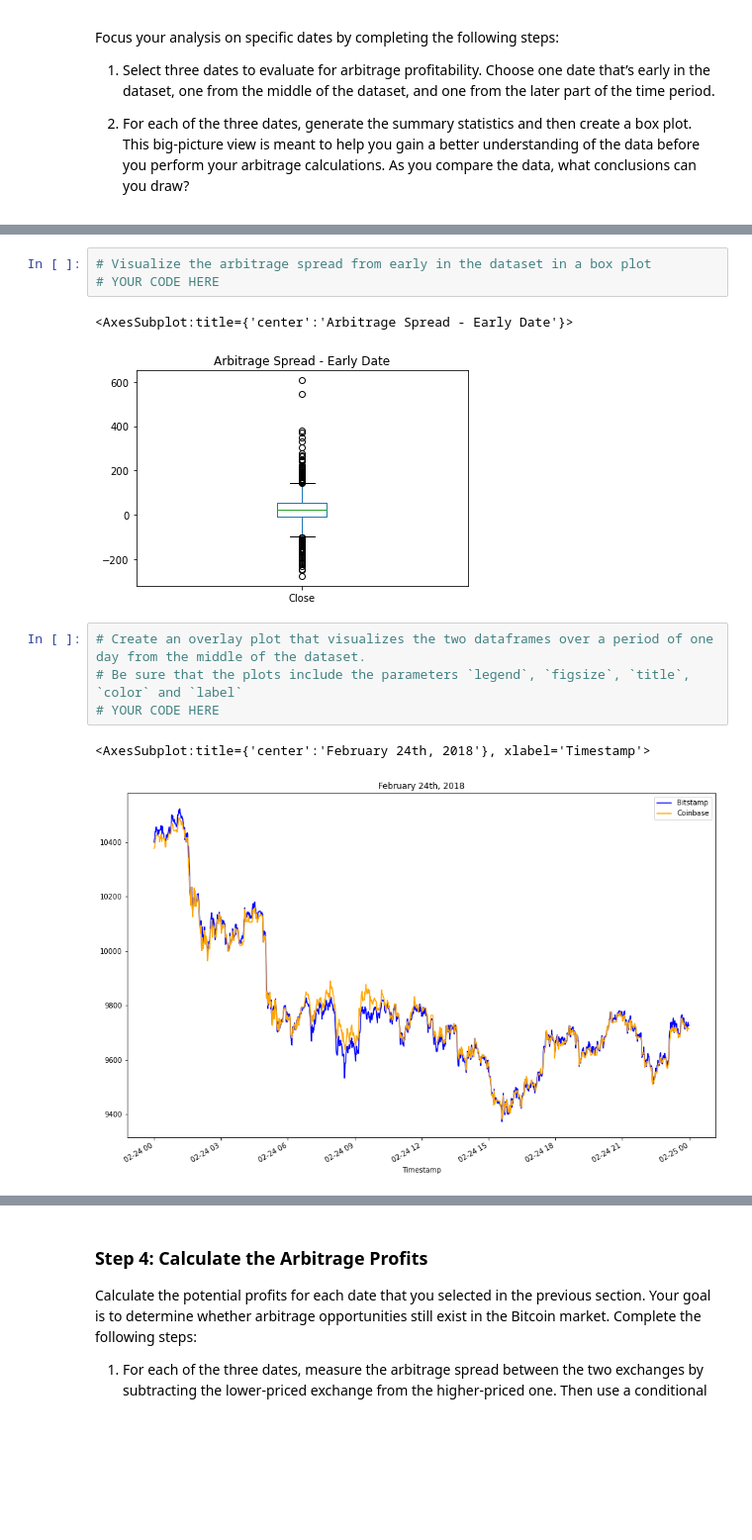
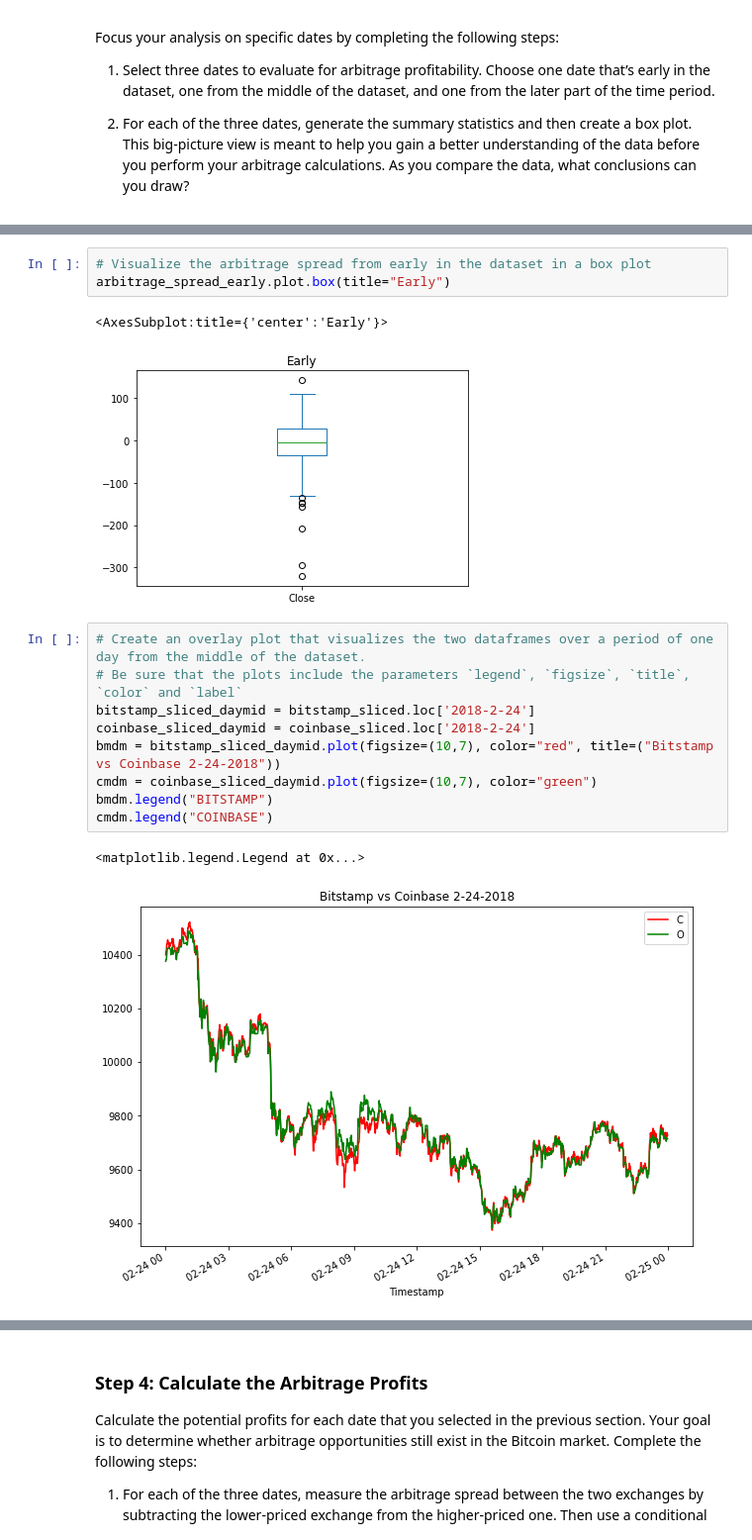
Before and after one commit to jblidell/Challenge_3, a Jupyter notebook: Starter_Code/crypto_arbitrage.ipynb, the cells around one changed output, grey strips where cells are left out. Shown at 99% size. Saved outputs shown, nothing was run; the diff lists cells and outputs as text; blank space fills up the shorter version.

Commit message:
Plots done

```diff
--- a/Starter_Code/crypto_arbitrage.ipynb
+++ b/Starter_Code/crypto_arbitrage.ipynb
@@ -385,17 +390,22 @@ max       606.800000
 Name: Close, dtype: float64
 # %%
 # Visualize the arbitrage spread from early in the dataset in a box plot
-# YOUR CODE HERE
+arbitrage_spread_early.plot.box(title="Early")
 # %% [output]
-<AxesSubplot:title={'center':'Arbitrage Spread - Early Date'}>
+<AxesSubplot:title={'center':'Early'}>
-[figure, old version]
+[figure, new version]
 # %%
 # Create an overlay plot that visualizes the two dataframes over a period of one day from the middle of the dataset.
 # Be sure that the plots include the parameters `legend`, `figsize`, `title`, `color` and `label`
-# YOUR CODE HERE
+bitstamp_sliced_daymid = bitstamp_sliced.loc['2018-2-24']
+coinbase_sliced_daymid = coinbase_sliced.loc['2018-2-24']
+bmdm = bitstamp_sliced_daymid.plot(figsize=(10,7), color="red", title=("Bitstamp vs Coinbase 2-24-2018"))
+cmdm = coinbase_sliced_daymid.plot(figsize=(10,7), color="green")
+bmdm.legend("BITSTAMP")
+cmdm.legend("COINBASE")
 # %% [output]
-<AxesSubplot:title={'center':'February 24th, 2018'}, xlabel='Timestamp'>
+<matplotlib.legend.Legend at 0x...>
-[figure, old version]
+[figure, new version]
 # %%
 # Using the date in the middle that you have selected, calculate the arbitrage spread
 # by subtracting the bitstamp lower closing prices from the coinbase higher closing prices
```
Also changed, not shown: parts of 7 cells of this notebook.
